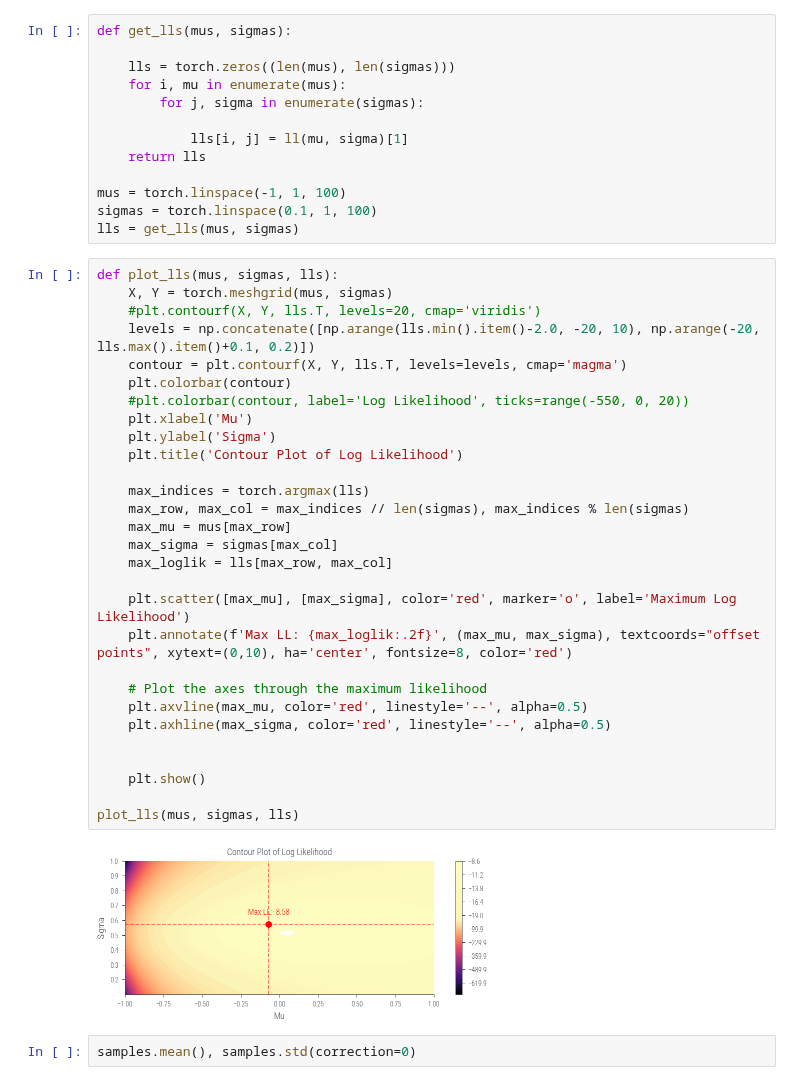
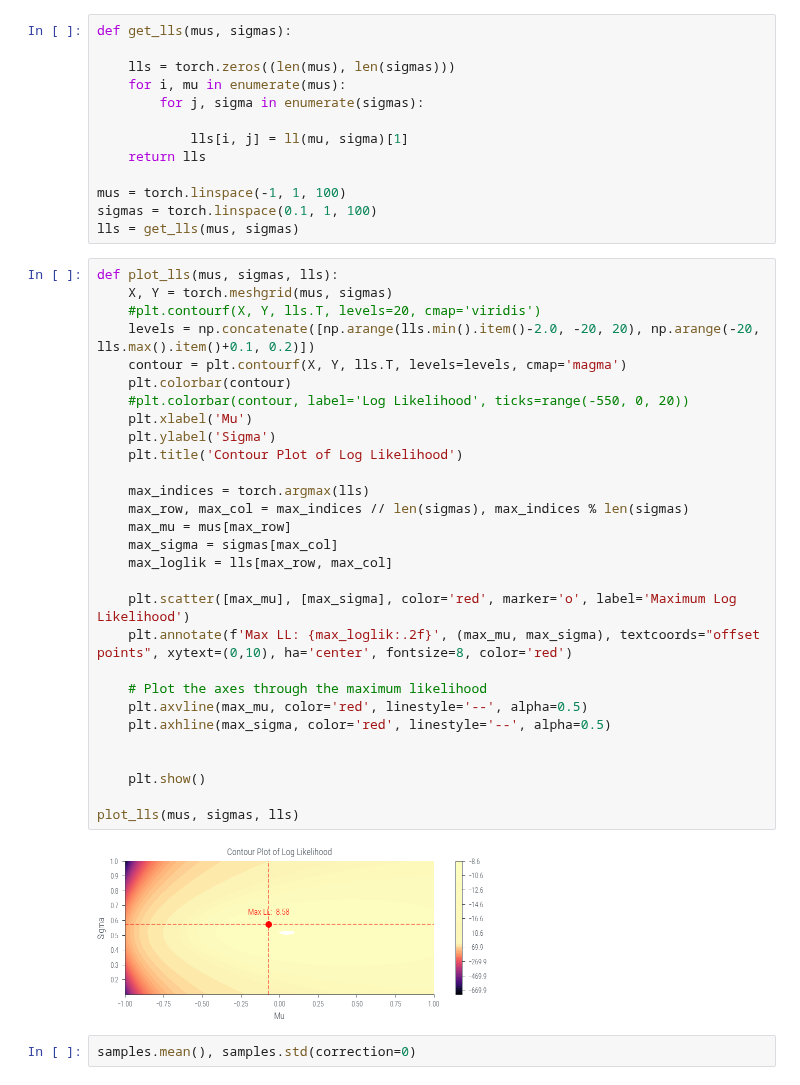
Before and after one commit to nipunbatra/pml-teaching, a Jupyter notebook: notebooks/mle-univariate.ipynb, the cells around one changed output. Drawn from its saved outputs; the diff is of its cells as text.

```diff
--- a/notebooks/mle-univariate.ipynb
+++ b/notebooks/mle-univariate.ipynb
@@ -324,34 +324,34 @@ lls = get_lls(mus, sigmas)
 # %%
 def plot_lls(mus, sigmas, lls):
     X, Y = torch.meshgrid(mus, sigmas)
     #plt.contourf(X, Y, lls.T, levels=20, cmap='viridis')
-    levels = np.concatenate([np.arange(lls.min().item()-2.0, -20, 10), np.arange(-20, lls.max().item()+0.1, 0.2)])
+    levels = np.concatenate([np.arange(lls.min().item()-2.0, -20, 20), np.arange(-20, lls.max().item()+0.1, 0.2)])
     contour = plt.contourf(X, Y, lls.T, levels=levels, cmap='magma')
     plt.colorbar(contour)
     #plt.colorbar(contour, label='Log Likelihood', ticks=range(-550, 0, 20))
     plt.xlabel('Mu')
     plt.ylabel('Sigma')
     plt.title('Contour Plot of Log Likelihood')
 
     max_indices = torch.argmax(lls)
     max_row, max_col = max_indices // len(sigmas), max_indices % len(sigmas)
     max_mu = mus[max_row]
     max_sigma = sigmas[max_col]
     max_loglik = lls[max_row, max_col]
 
     plt.scatter([max_mu], [max_sigma], color='red', marker='o', label='Maximum Log Likelihood')
     plt.annotate(f'Max LL: {max_loglik:.2f}', (max_mu, max_sigma), textcoords="offset points", xytext=(0,10), ha='center', fontsize=8, color='red')
 
     # Plot the axes through the maximum likelihood
     plt.axvline(max_mu, color='red', linestyle='--', alpha=0.5)
     plt.axhline(max_sigma, color='red', linestyle='--', alpha=0.5)
 
 
     plt.show()
 
 plot_lls(mus, sigmas, lls)
 # %% [output]
-[figure, old version]
+[figure, new version]
 # %%
 samples.mean(), samples.std(correction=0)
 # %% [output]
```
